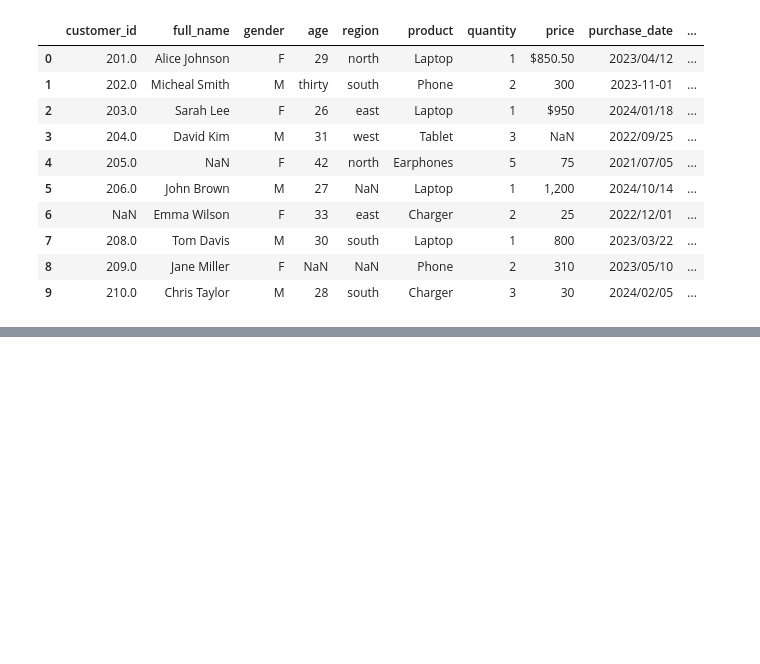
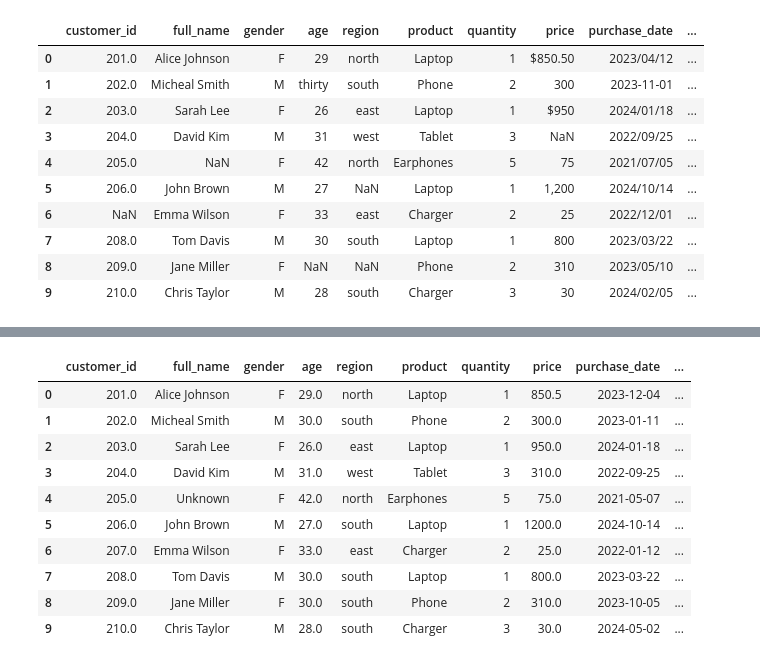
Before and after one commit to augustus-somtochukwu-umeh/Assignment_2, a Jupyter notebook: sales_performance.ipynb, the cells around one changed output, grey strips where cells are left out. Cells and saved outputs as stored; diff of their text form; code cells hidden in the pictures; blank space fills up the shorter version.

```diff
--- a/sales_performance.ipynb
+++ b/sales_performance.ipynb
@@ -182,3 +182,11 @@ sales.head(10)
 | 7 | 208.0 | Tom Davis | M | 30 | south | Laptop | 1 | 800 | 2023/03/22 | ... |
 | 8 | 209.0 | Jane Miller | F | NaN | NaN | Phone | 2 | 310 | 2023/05/10 | ... |
 | 9 | 210.0 | Chris Taylor | M | 28 | south | Charger | 3 | 30 | 2024/02/05 | ... |
+# %%
+#cleaning the age column
+sales['age'] = sales['age'].replace({
+    'thirty': 30,
+    'Nan': np.nan
+})
+sales['age'] = pd.to_numeric(sales['age'], errors='coerce')
+sales['age'].info()
@@ -184,0 +202,10 @@ sales.head(10)
+# %%
+#cleaning the price column
+sales['price'] = (
+    sales['price']
+    .astype(str)
+    .str.replace("$", "", regex=False)
+    .str.replace(",", "", regex=False)
+)
+sales['price'] = pd.to_numeric(sales['price'], errors='coerce')
+sales['price'].info()
@@ -184,0 +221,11 @@ sales.head(10)
+# %%
+#cleaning the purchase date - to convert the date to valid date, we use the pandas to_datetime format.
+from dateutil import parser
+def date_parser(date_str):
+    try:
+        return parser.parse(date_str, dayfirst=True)
+    except Exception:
+        return pd.NaT
+sales['purchase_date'] = sales['purchase_date'].apply(date_parser)
+
+sales['purchase_date']
@@ -184,0 +244,21 @@ sales.head(10)
+# %%
+#handling missing entries
+sales['customer_id'] = sales['customer_id'].fillna(207.0)
+sales['full_name'] = sales['full_name'].fillna('Unknown')
+sales['age'] = sales['age'].fillna(sales['age'].median())
+sales['region'] = sales['region'].fillna(sales['region'].mode()[0])
+sales['feedback'] = sales['feedback'].fillna('No Feedback')
+
+sales
+# %% [output]
+|  | customer_id | full_name | gender | age | region | product | quantity | price | purchase_date | ... |
+| 0 | 201.0 | Alice Johnson | F | 29.0 | north | Laptop | 1 | 850.5 | 2023-12-04 | ... |
+| 1 | 202.0 | Micheal Smith | M | 30.0 | south | Phone | 2 | 300.0 | 2023-01-11 | ... |
+| 2 | 203.0 | Sarah Lee | F | 26.0 | east | Laptop | 1 | 950.0 | 2024-01-18 | ... |
+| 3 | 204.0 | David Kim | M | 31.0 | west | Tablet | 3 | 310.0 | 2022-09-25 | ... |
+| 4 | 205.0 | Unknown | F | 42.0 | north | Earphones | 5 | 75.0 | 2021-05-07 | ... |
+| 5 | 206.0 | John Brown | M | 27.0 | south | Laptop | 1 | 1200.0 | 2024-10-14 | ... |
+| 6 | 207.0 | Emma Wilson | F | 33.0 | east | Charger | 2 | 25.0 | 2022-01-12 | ... |
+| 7 | 208.0 | Tom Davis | M | 30.0 | south | Laptop | 1 | 800.0 | 2023-03-22 | ... |
+| 8 | 209.0 | Jane Miller | F | 30.0 | south | Phone | 2 | 310.0 | 2023-10-05 | ... |
+| 9 | 210.0 | Chris Taylor | M | 28.0 | south | Charger | 3 | 30.0 | 2024-05-02 | ... |
```
Also changed, not shown: parts of 6 cells of this notebook.
